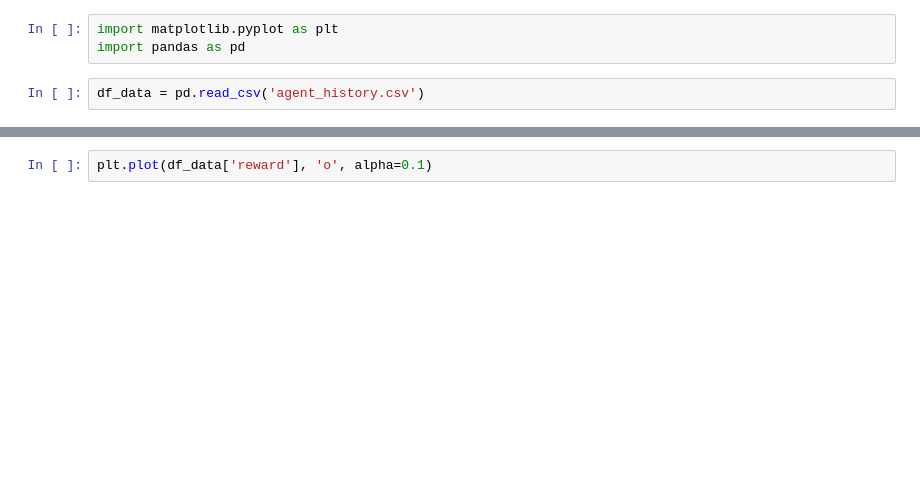
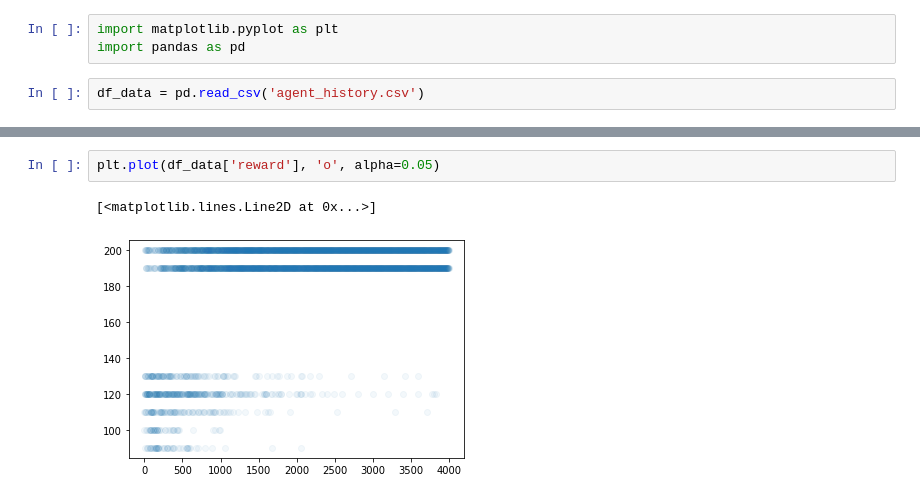
Before and after one commit to Chotom/rl-db-indexing, a Jupyter notebook: data/data_controller.ipynb, the cells around one changed output, grey strips where cells are left out. Cells and saved outputs as stored; diff of their text form; blank space fills up the shorter version.

```diff
--- a/data/data_controller.ipynb
+++ b/data/data_controller.ipynb
@@ -20,2 +57,5 @@ plt.plot(df_data['td_error'], '.')
 # %%
-plt.plot(df_data['reward'], 'o', alpha=0.1)
+plt.plot(df_data['reward'], 'o', alpha=0.05)
+# %% [output]
+[<matplotlib.lines.Line2D at 0x...>]
+[figure, added]
```
Also changed, not shown: parts of 8 cells of this notebook, 2 other files.
